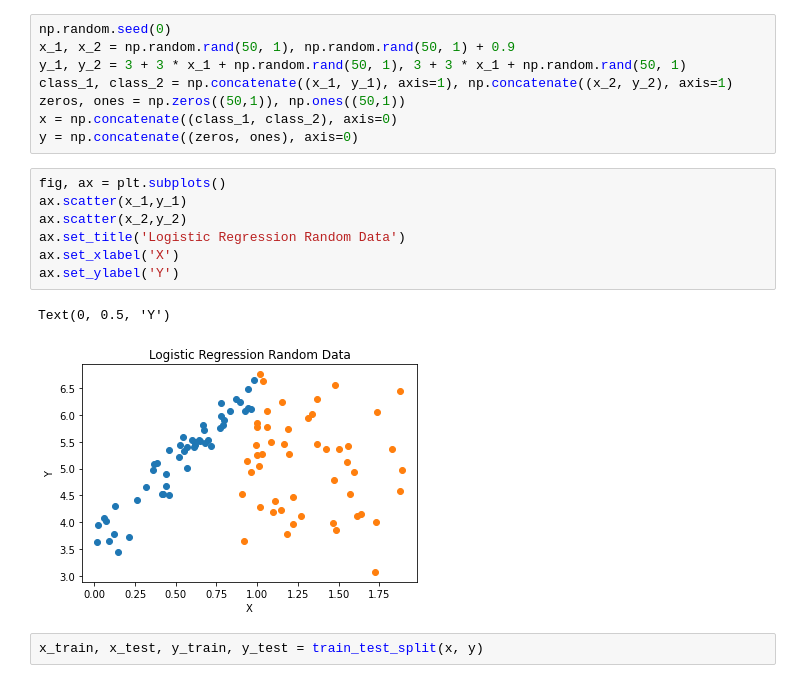
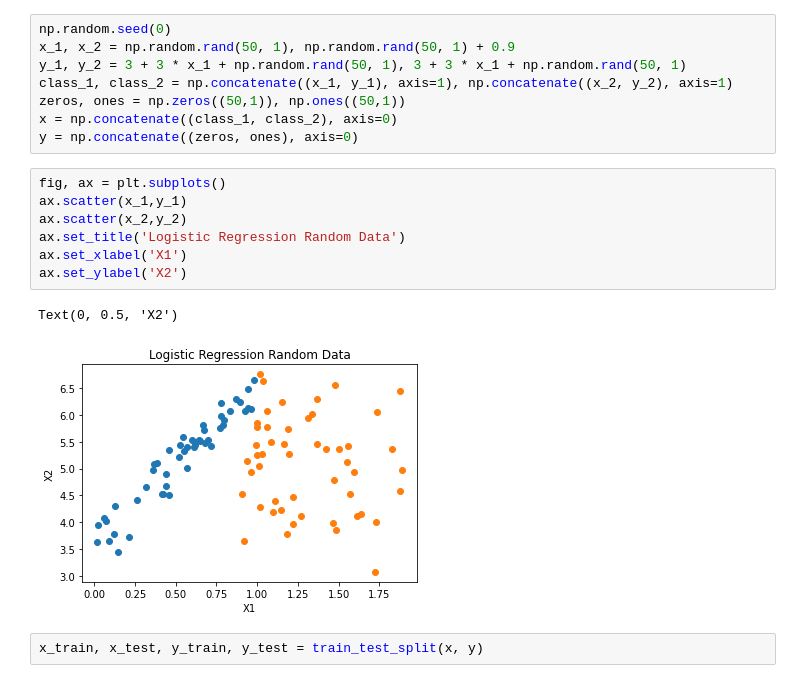
Before and after one commit to Followb1ind1y/Machine-Learning-Algorithms-from-Scratch, a Jupyter notebook: ML_Algorithms_Logistic_Regression.ipynb, the cells around one changed output. Saved outputs shown, nothing was run; the diff lists cells and outputs as text.

```diff
--- a/ML_Algorithms_Logistic_Regression.ipynb
+++ b/ML_Algorithms_Logistic_Regression.ipynb
@@ -50,13 +50,13 @@ y = np.concatenate((zeros, ones), axis=0)
 # %%
 fig, ax = plt.subplots()
 ax.scatter(x_1,y_1)
 ax.scatter(x_2,y_2)
 ax.set_title('Logistic Regression Random Data')
-ax.set_xlabel('X')
-ax.set_ylabel('Y')
+ax.set_xlabel('X1')
+ax.set_ylabel('X2')
 # %% [output]
-Text(0, 0.5, 'Y')
+Text(0, 0.5, 'X2')
-[figure, old version]
+[figure, new version]
 # %%
 x_train, x_test, y_train, y_test = train_test_split(x, y)
 # %% [markdown]
```
Also changed, not shown: parts of 3 cells of this notebook.
